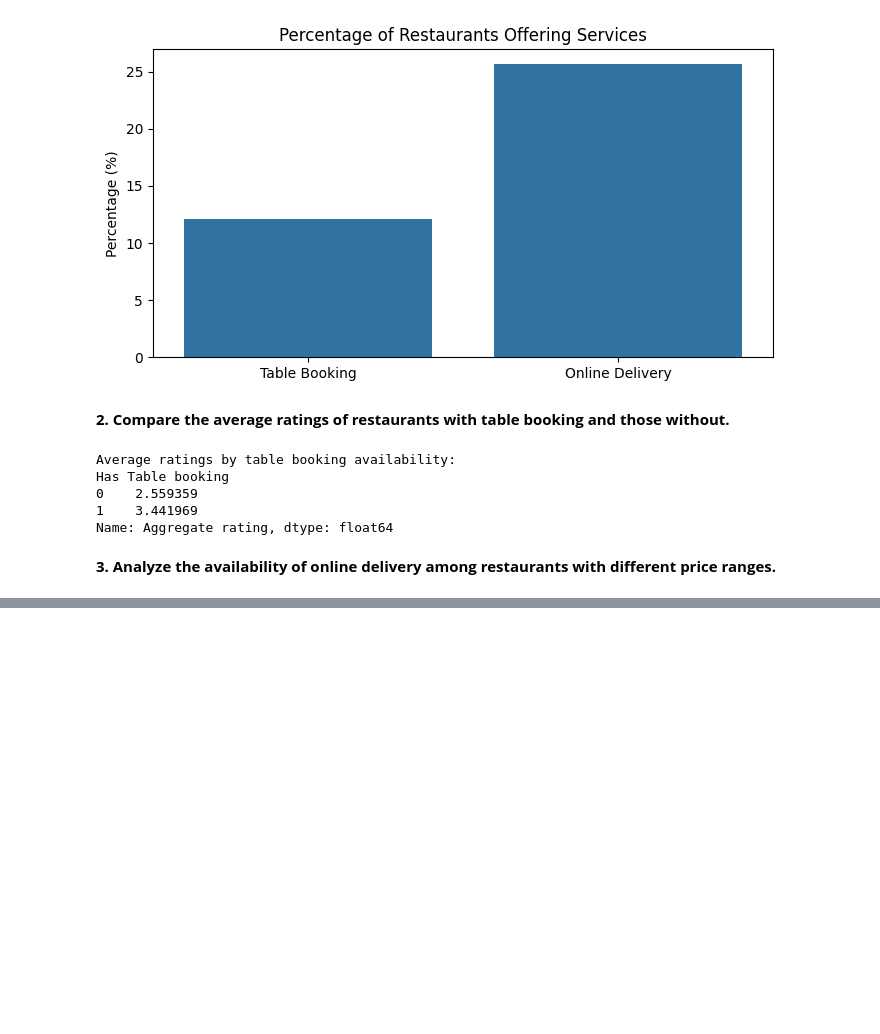
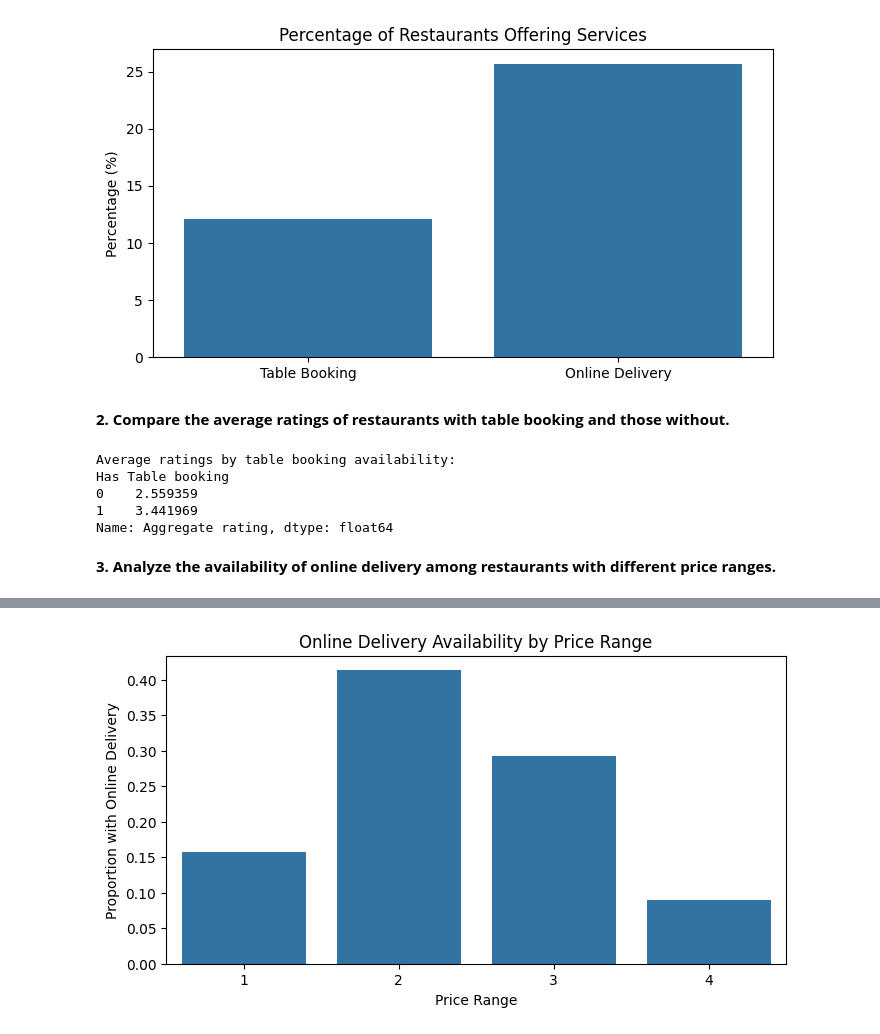
Before and after one commit to swagat2001/restaurant-data-analysis, a Jupyter notebook: resturant.ipynb, the cells around one changed output, grey strips where cells are left out. Cells and saved outputs as stored; diff of their text form; code cells hidden in the pictures; blank space fills up the shorter version.

```diff
--- a/resturant.ipynb
+++ b/resturant.ipynb
@@ -350,3 +350,7 @@ Has Table booking
 Name: Aggregate rating, dtype: float64
 # %% [markdown]
 **3. Analyze the availability of online delivery among restaurants with different price ranges.**
+# %%
+delivery_by_price = df.groupby('Price range')['Has Online delivery'].mean()
+print("\nOnline delivery availability by price range:")
+print(delivery_by_price)
@@ -352,0 +365,10 @@ Name: Aggregate rating, dtype: float64
+# %%
+# Visualization
+plt.figure(figsize=(8, 4))
+sns.barplot(x=delivery_by_price.index, y=delivery_by_price.values)
+plt.title('Online Delivery Availability by Price Range')
+plt.xlabel('Price Range')
+plt.ylabel('Proportion with Online Delivery')
+plt.show()
+# %% [output]
+[figure, added]
```
Also changed, not shown: parts of 1 cell of this notebook.
